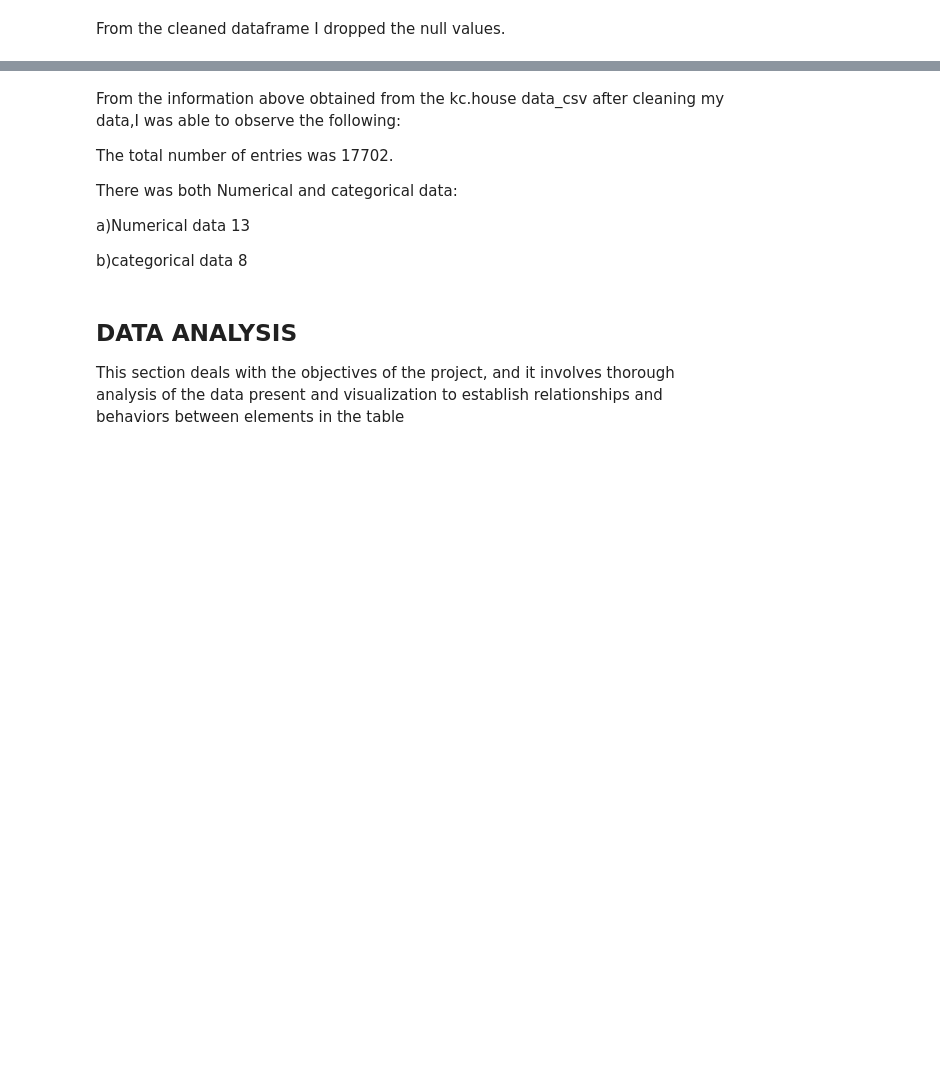
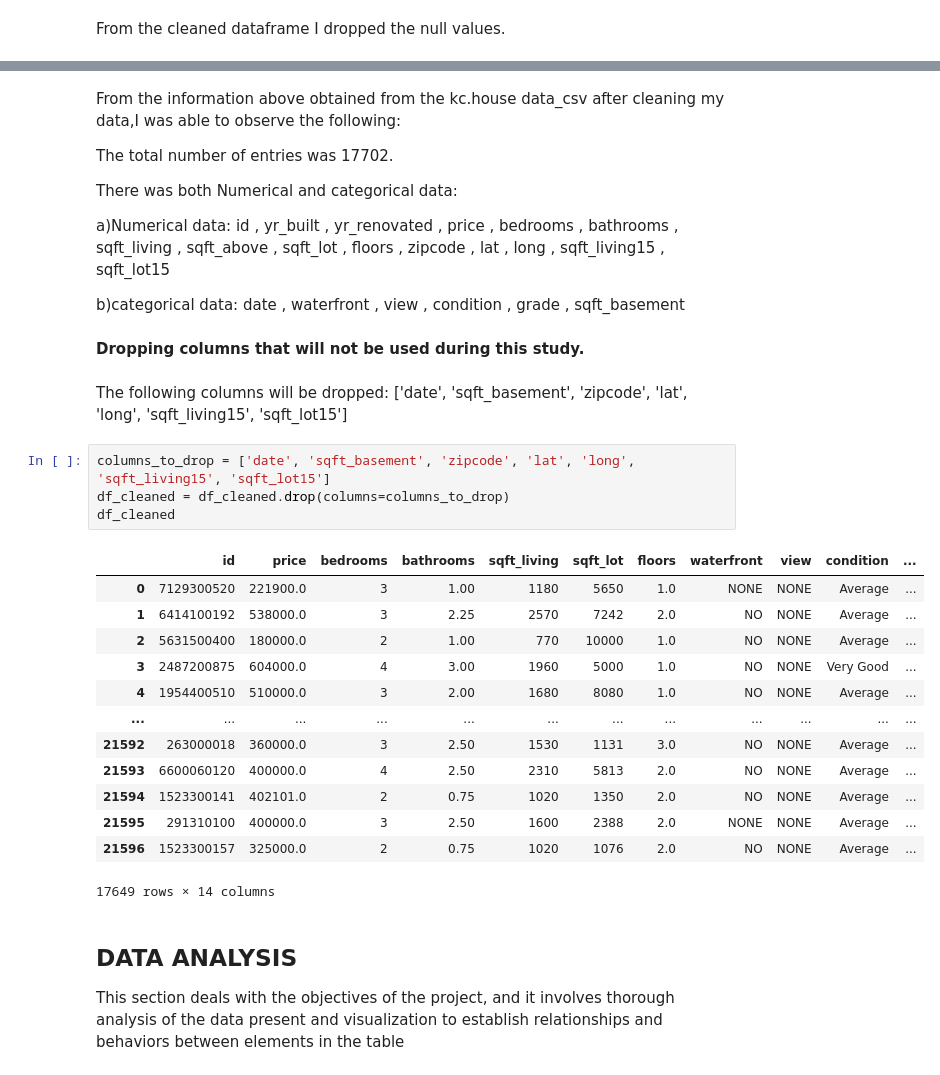
Before and after one commit to Kamaukaguru/Phase2-project-Grp6, a Jupyter notebook: student.ipynb, the cells around one changed output, grey strips where cells are left out. Cells and saved outputs as stored; diff of their text form; blank space fills up the shorter version.

```diff
--- a/student.ipynb
+++ b/student.ipynb
@@ -586,9 +572,31 @@ The total number of entries was 17702.
 
 There was both Numerical and categorical data:
 
-a)Numerical data 13
+a)Numerical data:  id , yr_built , yr_renovated , price , bedrooms , bathrooms , sqft_living , sqft_above , sqft_lot , floors , zipcode , lat , long , sqft_living15 , sqft_lot15
 
-b)categorical data 8
+b)categorical data: date , waterfront , view , condition , grade , sqft_basement
+# %% [markdown]
+**Dropping columns that will not be used during this study.**
+# %% [markdown]
+The following columns will be dropped: ['date', 'sqft_basement', 'zipcode', 'lat', 'long', 'sqft_living15', 'sqft_lot15']
+# %%
+columns_to_drop = ['date', 'sqft_basement', 'zipcode', 'lat', 'long', 'sqft_living15', 'sqft_lot15']
+df_cleaned = df_cleaned.drop(columns=columns_to_drop)
+df_cleaned
+# %% [output]
+|  | id | price | bedrooms | bathrooms | sqft_living | sqft_lot | floors | waterfront | view | condition | ... |
+| 0 | 7129300520 | 221900.0 | 3 | 1.00 | 1180 | 5650 | 1.0 | NONE | NONE | Average | ... |
+| 1 | 6414100192 | 538000.0 | 3 | 2.25 | 2570 | 7242 | 2.0 | NO | NONE | Average | ... |
+| 2 | 5631500400 | 180000.0 | 2 | 1.00 | 770 | 10000 | 1.0 | NO | NONE | Average | ... |
+| 3 | 2487200875 | 604000.0 | 4 | 3.00 | 1960 | 5000 | 1.0 | NO | NONE | Very Good | ... |
+| 4 | 1954400510 | 510000.0 | 3 | 2.00 | 1680 | 8080 | 1.0 | NO | NONE | Average | ... |
+| ... | ... | ... | ... | ... | ... | ... | ... | ... | ... | ... | ... |
+| 21592 | 263000018 | 360000.0 | 3 | 2.50 | 1530 | 1131 | 3.0 | NO | NONE | Average | ... |
+| 21593 | 6600060120 | 400000.0 | 4 | 2.50 | 2310 | 5813 | 2.0 | NO | NONE | Average | ... |
+| 21594 | 1523300141 | 402101.0 | 2 | 0.75 | 1020 | 1350 | 2.0 | NO | NONE | Average | ... |
+| 21595 | 291310100 | 400000.0 | 3 | 2.50 | 1600 | 2388 | 2.0 | NONE | NONE | Average | ... |
+| 21596 | 1523300157 | 325000.0 | 2 | 0.75 | 1020 | 1076 | 2.0 | NO | NONE | Average | ... |
+17649 rows × 14 columns
 # %% [markdown]
 ## **DATA ANALYSIS**
 
```
Also changed, not shown: parts of 11 cells of this notebook.
